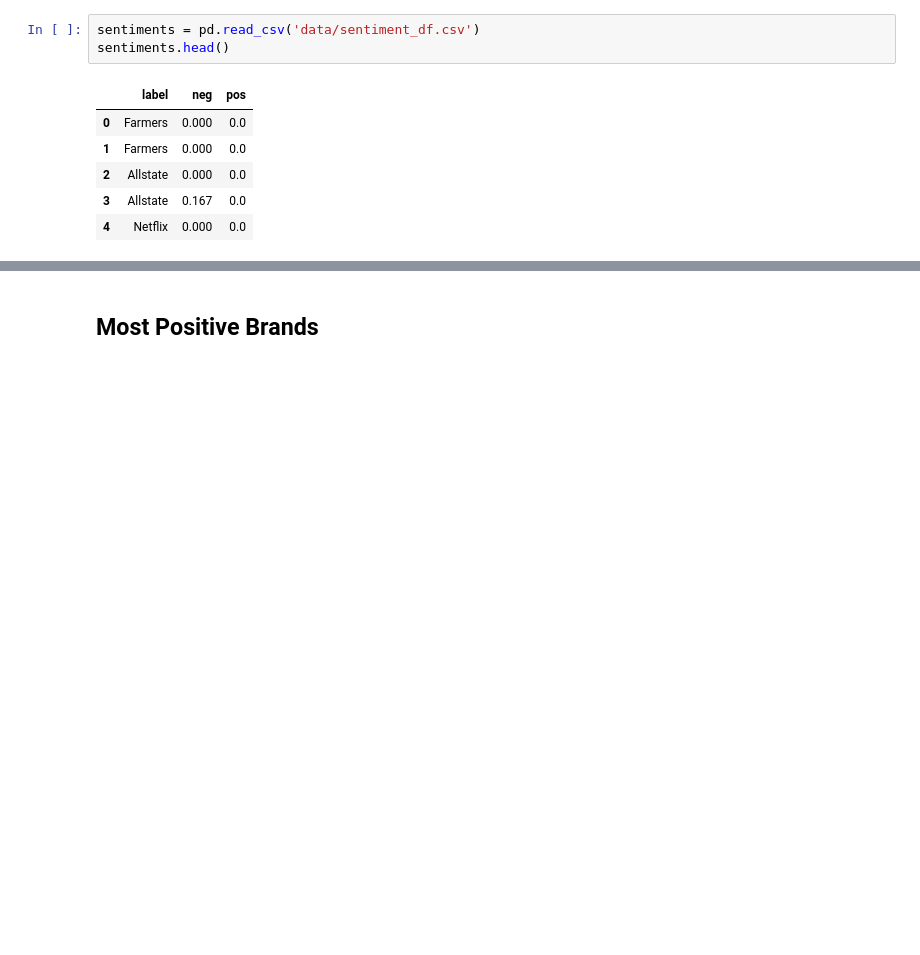
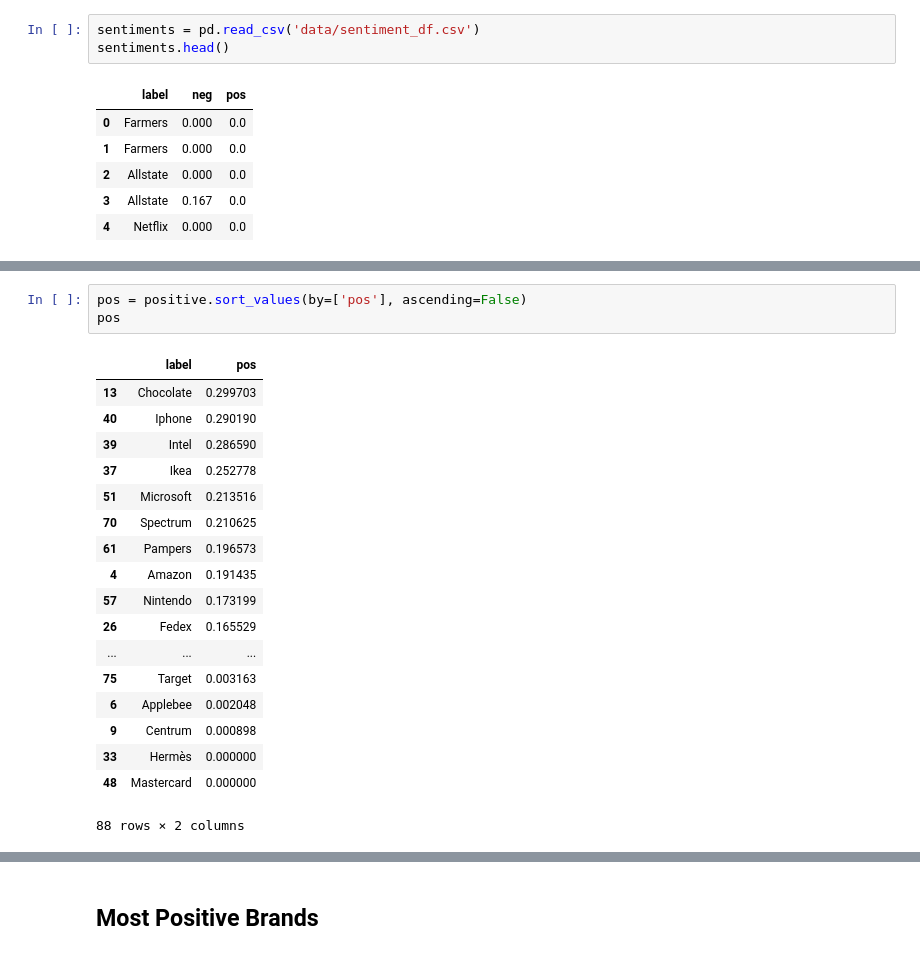
Before and after one commit to albertolovell/closed_caption_classifier, a Jupyter notebook: capstone.ipynb, the cells around one changed output, grey strips where cells are left out. Cells and saved outputs as stored; diff of their text form; blank space fills up the shorter version.

```diff
--- a/capstone.ipynb
+++ b/capstone.ipynb
@@ -432 +537,23 @@ positive.head()
+# %%
+pos = positive.sort_values(by=['pos'], ascending=False)
+pos
+# %% [output]
+|  | label | pos |
+| 13 | Chocolate | 0.299703 |
+| 40 | Iphone | 0.290190 |
+| 39 | Intel | 0.286590 |
+| 37 | Ikea | 0.252778 |
+| 51 | Microsoft | 0.213516 |
+| 70 | Spectrum | 0.210625 |
+| 61 | Pampers | 0.196573 |
+| 4 | Amazon | 0.191435 |
+| 57 | Nintendo | 0.173199 |
+| 26 | Fedex | 0.165529 |
+| ... | ... | ... |
+| 75 | Target | 0.003163 |
+| 6 | Applebee | 0.002048 |
+| 9 | Centrum | 0.000898 |
+| 33 | Hermès | 0.000000 |
+| 48 | Mastercard | 0.000000 |
+88 rows × 2 columns
 # %%
```
Also changed, not shown: parts of 26 cells of this notebook, 2 other files.
